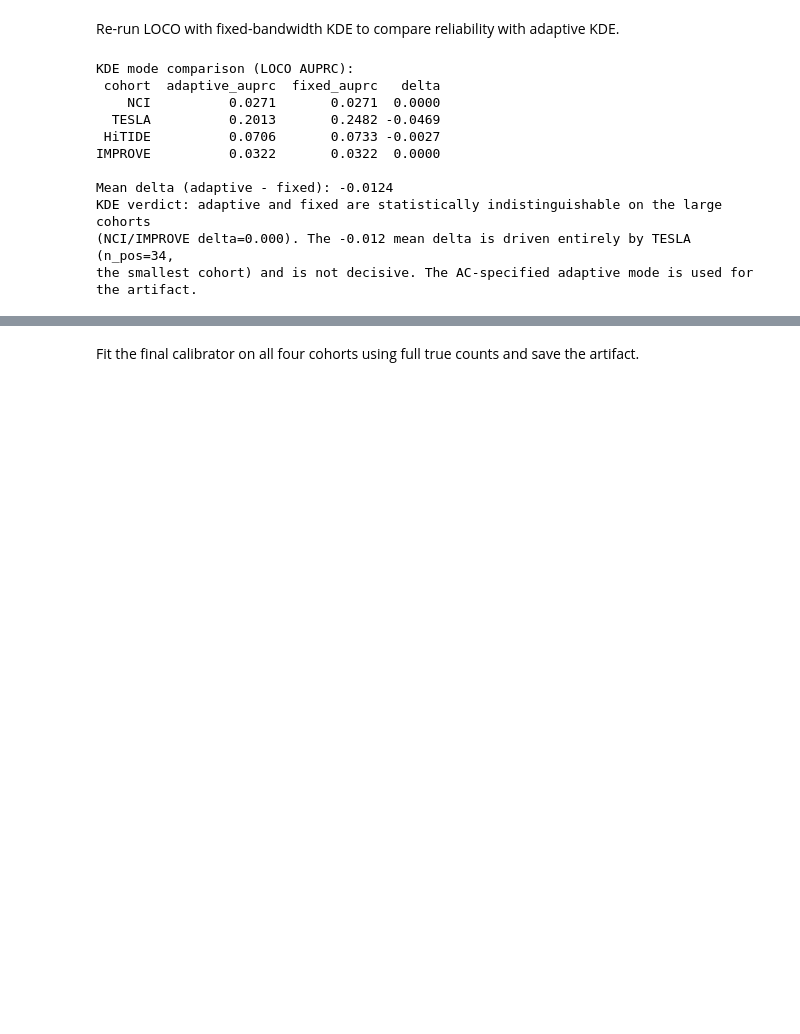
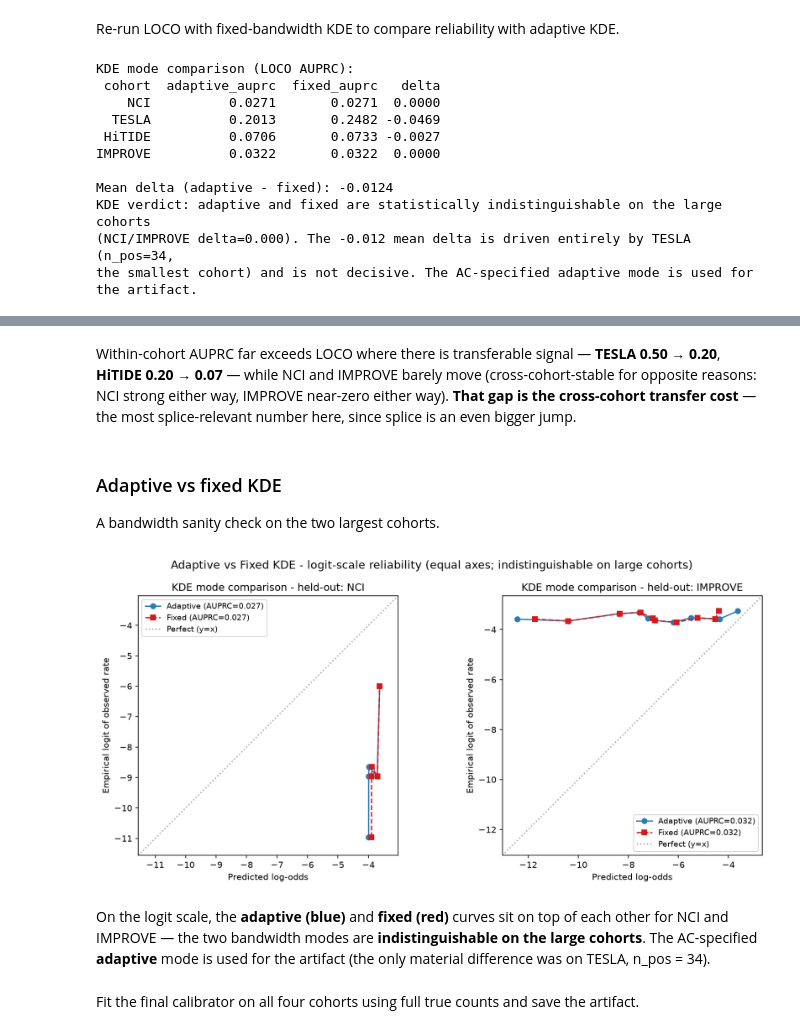
Before and after one commit to Jin-HoMLee/splice-neoepitope-pipeline, a Jupyter notebook: research/experiments/issue_547_immunogenicity_calibration/notebook.ipynb, the cells around one changed output, grey strips where cells are left out. Cells and saved outputs as stored; diff of their text form; code cells hidden in the pictures; blank space fills up the shorter version.

```diff
--- a/research/experiments/issue_547_immunogenicity_calibration/notebook.ipynb
+++ b/research/experiments/issue_547_immunogenicity_calibration/notebook.ipynb
@@ -424,13 +586,12 @@ for held_out in COHORTS:
     weights_h = compute_sample_weights(held_df["cohort"].values, labels_h,
                                         {held_out: true_neg[held_out]}, sampled_neg_h)
 
-    mono_frac_f, rc_f = check_monotone(log_odds_f, labels_h, weights_h)
+    rc_f = reliability_curve(log_odds_f, labels_h, weights_h)
     auprc_f = auprc_weighted(labels_h, log_odds_f, weights_h)
 
     kde_compare["fixed"].append({
         "held_out": held_out,
         "auprc": round(auprc_f, 4),
-        "monotonicity": round(mono_frac_f, 3),
         "log_odds": log_odds_f,
         "labels": labels_h,
         "weights": weights_h,
@@ -595,0 +792,15 @@ KDE note: mean delta=-0.0124 driven by TESLA (n_pos=34); artifact uses adaptive
+# %%
+# Figure 2 - cohort-shift penalty (within-cohort vs LOCO AUPRC).
+fig, ax = plt.subplots(figsize=(8, 5))
+x = np.arange(len(within_df)); width = 0.35
+ax.bar(x - width/2, within_df["within_auprc"], width, label="Within-cohort (5-fold)", color="#4575b4")
+ax.bar(x + width/2, within_df["loco_auprc"], width, label="LOCO", color="#d73027")
+ax.set_xticks(x); ax.set_xticklabels(within_df["cohort"])
+ax.set_ylabel("AUPRC (reweighted)"); ax.set_title("Cohort-shift penalty: within-cohort vs LOCO AUPRC")
+ax.legend()
+for i, row in within_df.iterrows():
+    ax.text(i, max(row["within_auprc"], row["loco_auprc"]) + 0.01, f"Δ={row['shift_gap']:+.3f}", ha="center", fontsize=9)
+fig.tight_layout()
+fig.savefig(os.path.join(out_dir, "shift_gap.png"), dpi=150, bbox_inches="tight")
+plt.close(fig)
+display(Image(filename=os.path.join(out_dir, "shift_gap.png")))
@@ -596,3 +809,36 @@ KDE note: mean delta=-0.0124 driven by TESLA (n_pos=34); artifact uses adaptive
+# %% [markdown]
+Within-cohort AUPRC far exceeds LOCO where there is transferable signal — **TESLA 0.50 → 0.20**, **HiTIDE 0.20 → 0.07** — while NCI and IMPROVE barely move (cross-cohort-stable for opposite reasons: NCI strong either way, IMPROVE near-zero either way). **That gap is the cross-cohort transfer cost** — the most splice-relevant number here, since splice is an even bigger jump.
+# %% [markdown]
+### Adaptive vs fixed KDE
+
+A bandwidth sanity check on the two largest cohorts.
+# %%
+# Figure 3 - adaptive vs fixed KDE, logit-scale reliability (NCI + IMPROVE).
+fig, axes = plt.subplots(1, 2, figsize=(12, 5.5))
+_legend_loc = {"NCI": "upper left", "IMPROVE": "lower right"}
+for ax, cohort in zip(axes, ["NCI", "IMPROVE"]):
+    res_a = next(r for r in kde_compare["adaptive"] if r["held_out"] == cohort)
+    res_f = next(r for r in kde_compare["fixed"] if r["held_out"] == cohort)
+    rc_a, rc_f = res_a["rc"], res_f["rc"]
+    ax.plot(rc_a["bin_mid"], rc_a["emp_logit"], "o-", label=f"Adaptive (AUPRC={res_a['auprc']:.3f})", color="#2c7bb6")
+    ax.plot(rc_f["bin_mid"], rc_f["emp_logit"], "s--", label=f"Fixed (AUPRC={res_f['auprc']:.3f})", color="#d7191c")
+    allx = np.concatenate([rc_a["bin_mid"].values, rc_f["bin_mid"].values])
+    ally = np.concatenate([rc_a["emp_logit"].values, rc_f["emp_logit"].values])
+    lo, hi = _equal_calib_axes(ax, allx, ally)
+    span = np.linspace(lo, hi, 50)
+    ax.plot(span, span, ls=":", color="gray", alpha=0.7, label="Perfect (y=x)")
+    ax.set_xlabel("Predicted log-odds"); ax.set_ylabel("Empirical logit of observed rate")
+    ax.set_title(f"KDE mode comparison - held-out: {cohort}")
+    ax.legend(fontsize=9, loc=_legend_loc[cohort])
+plt.suptitle("Adaptive vs Fixed KDE - logit-scale reliability (equal axes; indistinguishable on large cohorts)", fontsize=13)
+plt.tight_layout()
+fig.savefig(os.path.join(out_dir, "kde_compare.png"), dpi=150, bbox_inches="tight")
+plt.close(fig)
+display(Image(filename=os.path.join(out_dir, "kde_compare.png")))
+# %% [output]
+[figure, added]
+# %% [markdown]
+On the logit scale, the **adaptive (blue)** and **fixed (red)** curves sit on top of each other for NCI and IMPROVE — the two bandwidth modes are **indistinguishable on the large cohorts**. The AC-specified **adaptive** mode is used for the artifact (the only material difference was on TESLA, n_pos = 34).
 # %% [markdown]
 Fit the final calibrator on all four cohorts using full true counts and save the artifact.
 # %%
```
Also changed, not shown: parts of 20 cells of this notebook, 10 other files.
